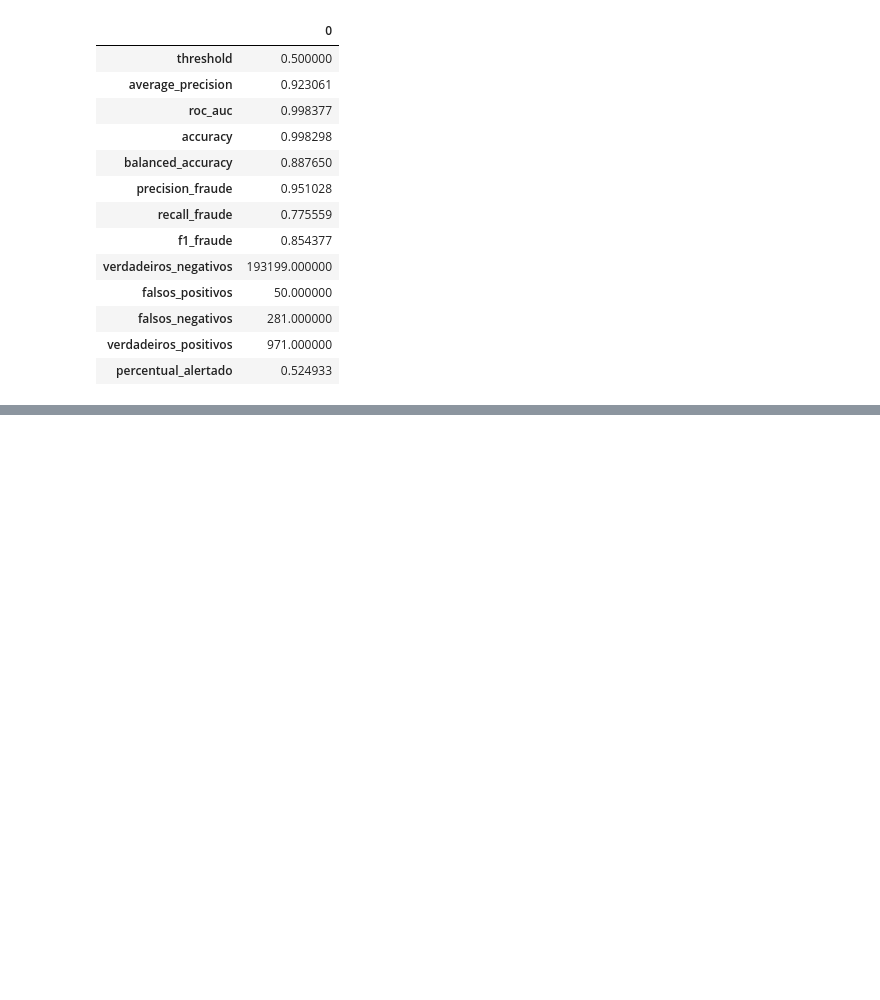
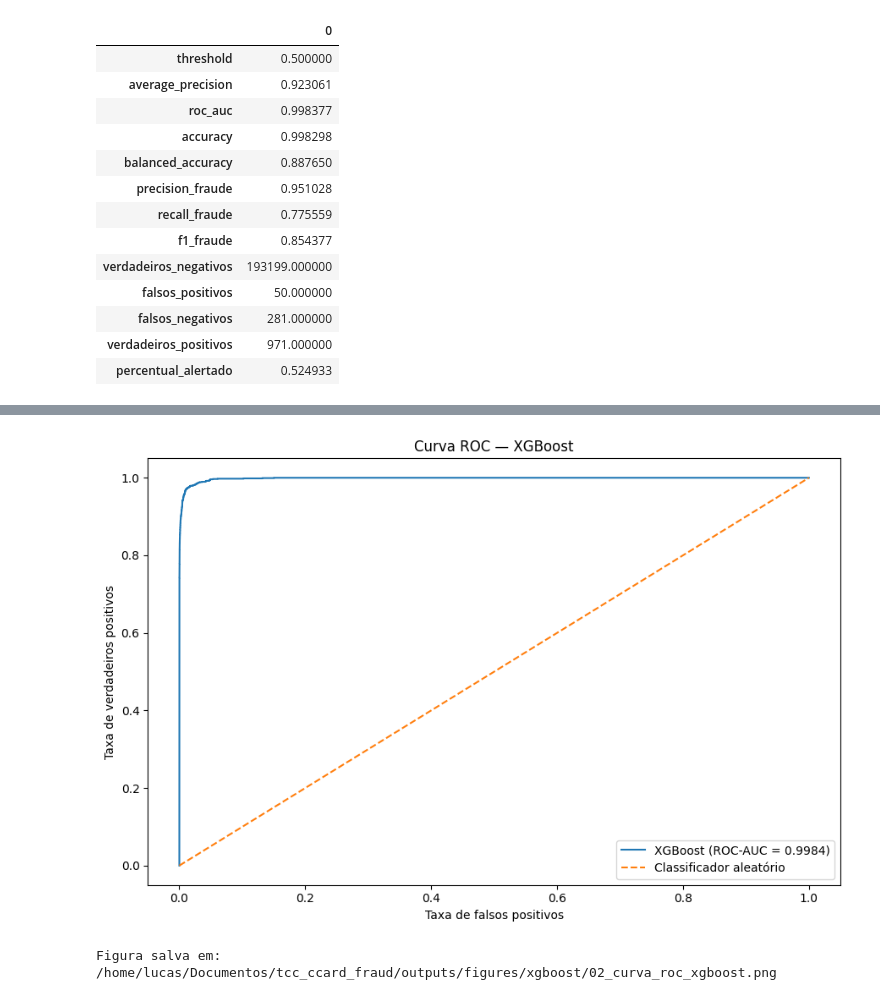
Before and after one commit to Lucas-Santosrx/ccard_fraud_ml, a Jupyter notebook: notebooks/04. XGBoost.ipynb, the cells around one changed output, grey strips where cells are left out. Drawn from its saved outputs; the diff is of its cells as text; code cells hidden in the pictures; blank space fills up the shorter version.

```diff
--- a/notebooks/04. XGBoost.ipynb
+++ b/notebooks/04. XGBoost.ipynb
@@ -814,0 +1037,42 @@ parametros_experimento = {
+# %%
+fig, ax = plt.subplots(
+    figsize=(9, 6)
+)
+
+ax.plot(
+    taxa_falsos_positivos_xgb,
+    taxa_verdadeiros_positivos_xgb,
+    label=(
+        "XGBoost "
+        f"(ROC-AUC = {roc_auc_xgb:.4f})"
+    )
+)
+
+ax.plot(
+    [0, 1],
+    [0, 1],
+    linestyle="--",
+    label="Classificador aleatório"
+)
+
+ax.set_title(
+    "Curva ROC — XGBoost"
+)
+
+ax.set_xlabel(
+    "Taxa de falsos positivos"
+)
+
+ax.set_ylabel(
+    "Taxa de verdadeiros positivos"
+)
+
+ax.legend()
+
+salvar_e_exibir_figura_xgb(
+    fig,
+    "02_curva_roc_xgboost"
+)
+# %% [output]
+[figure, added]
+Figura salva em: /home/lucas/Documentos/tcc_ccard_fraud/outputs/figures/xgboost/02_curva_roc_xgboost.png
```
Also changed, not shown: parts of 22 cells of this notebook.
